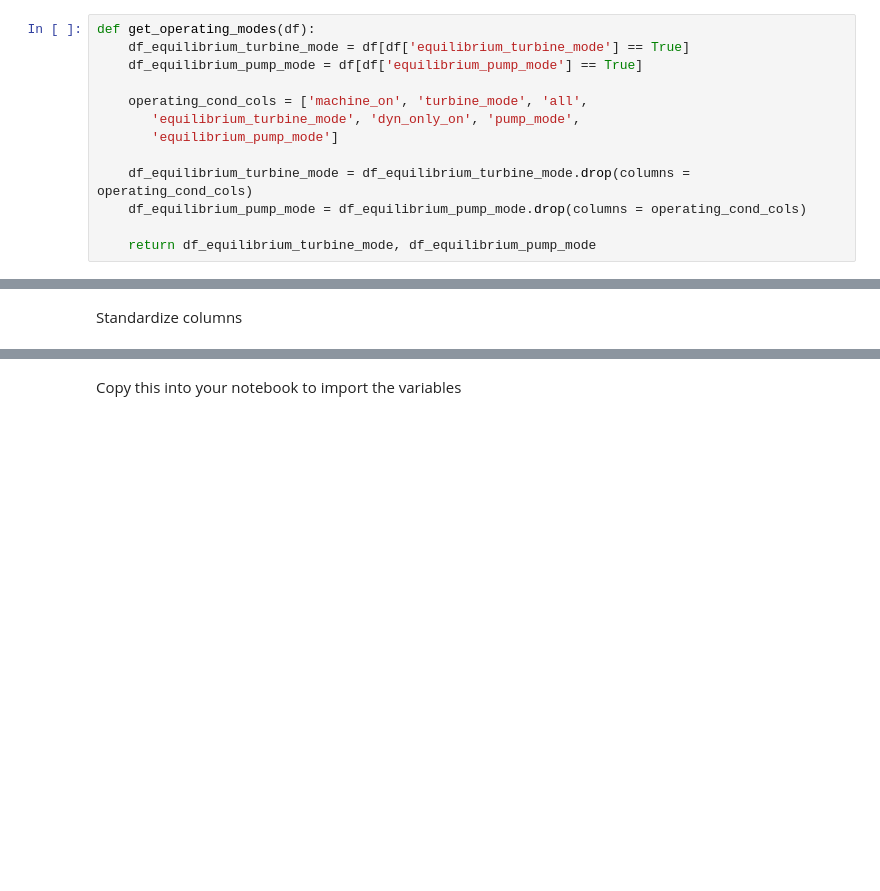
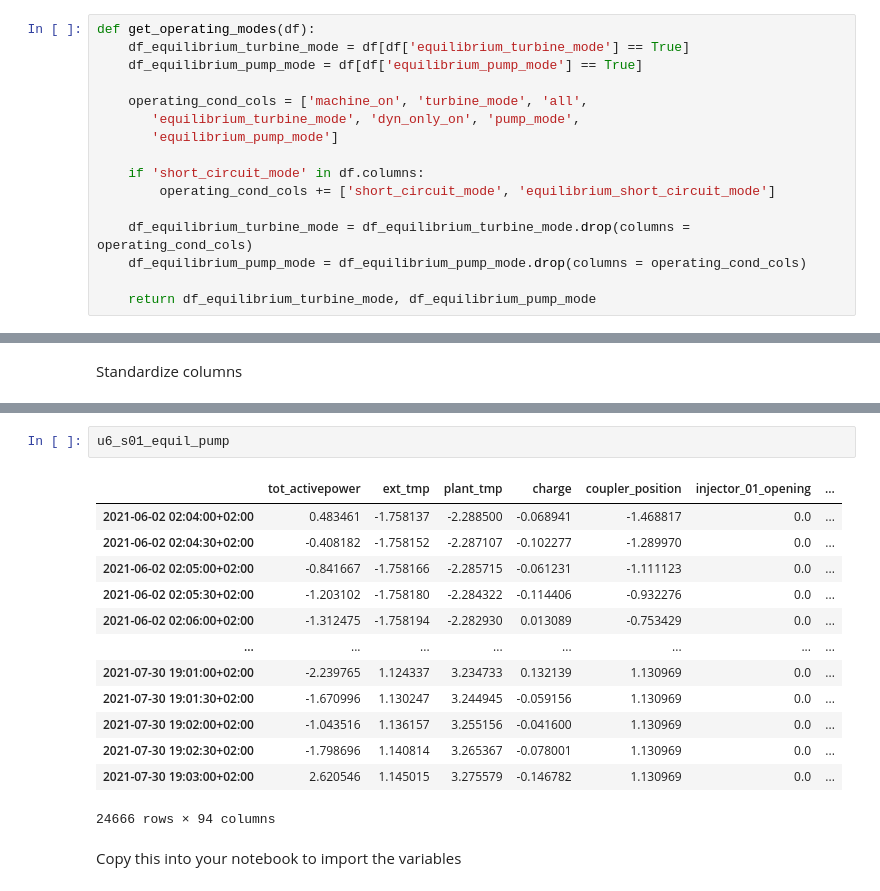
Before and after one commit to j0shcd/ml4pm-project, a Jupyter notebook: data_preprocessing.ipynb, the cells around one changed output, grey strips where cells are left out. Saved outputs shown, nothing was run; the diff lists cells and outputs as text; blank space fills up the shorter version.

```diff
--- a/data_preprocessing.ipynb
+++ b/data_preprocessing.ipynb
@@ -135,6 +159,9 @@ def get_operating_modes(df):
        'equilibrium_turbine_mode', 'dyn_only_on', 'pump_mode',
        'equilibrium_pump_mode']
 
+    if 'short_circuit_mode' in df.columns:
+        operating_cond_cols += ['short_circuit_mode', 'equilibrium_short_circuit_mode']
+
     df_equilibrium_turbine_mode = df_equilibrium_turbine_mode.drop(columns = operating_cond_cols)
     df_equilibrium_pump_mode = df_equilibrium_pump_mode.drop(columns = operating_cond_cols)
 
@@ -187,3 +253,19 @@ u4_train_equil_turbine.head()
+# %%
+u6_s01_equil_pump
+# %% [output]
+|  | tot_activepower | ext_tmp | plant_tmp | charge | coupler_position | injector_01_opening | ... |
+| 2021-06-02 02:04:00+02:00 | 0.483461 | -1.758137 | -2.288500 | -0.068941 | -1.468817 | 0.0 | ... |
+| 2021-06-02 02:04:30+02:00 | -0.408182 | -1.758152 | -2.287107 | -0.102277 | -1.289970 | 0.0 | ... |
+| 2021-06-02 02:05:00+02:00 | -0.841667 | -1.758166 | -2.285715 | -0.061231 | -1.111123 | 0.0 | ... |
+| 2021-06-02 02:05:30+02:00 | -1.203102 | -1.758180 | -2.284322 | -0.114406 | -0.932276 | 0.0 | ... |
+| 2021-06-02 02:06:00+02:00 | -1.312475 | -1.758194 | -2.282930 | 0.013089 | -0.753429 | 0.0 | ... |
+| ... | ... | ... | ... | ... | ... | ... | ... |
+| 2021-07-30 19:01:00+02:00 | -2.239765 | 1.124337 | 3.234733 | 0.132139 | 1.130969 | 0.0 | ... |
+| 2021-07-30 19:01:30+02:00 | -1.670996 | 1.130247 | 3.244945 | -0.059156 | 1.130969 | 0.0 | ... |
+| 2021-07-30 19:02:00+02:00 | -1.043516 | 1.136157 | 3.255156 | -0.041600 | 1.130969 | 0.0 | ... |
+| 2021-07-30 19:02:30+02:00 | -1.798696 | 1.140814 | 3.265367 | -0.078001 | 1.130969 | 0.0 | ... |
+| 2021-07-30 19:03:00+02:00 | 2.620546 | 1.145015 | 3.275579 | -0.146782 | 1.130969 | 0.0 | ... |
+24666 rows × 94 columns
 # %% [markdown]
 Copy this into your notebook to import the variables
 # %%
```
Also changed, not shown: parts of 4 cells of this notebook.
